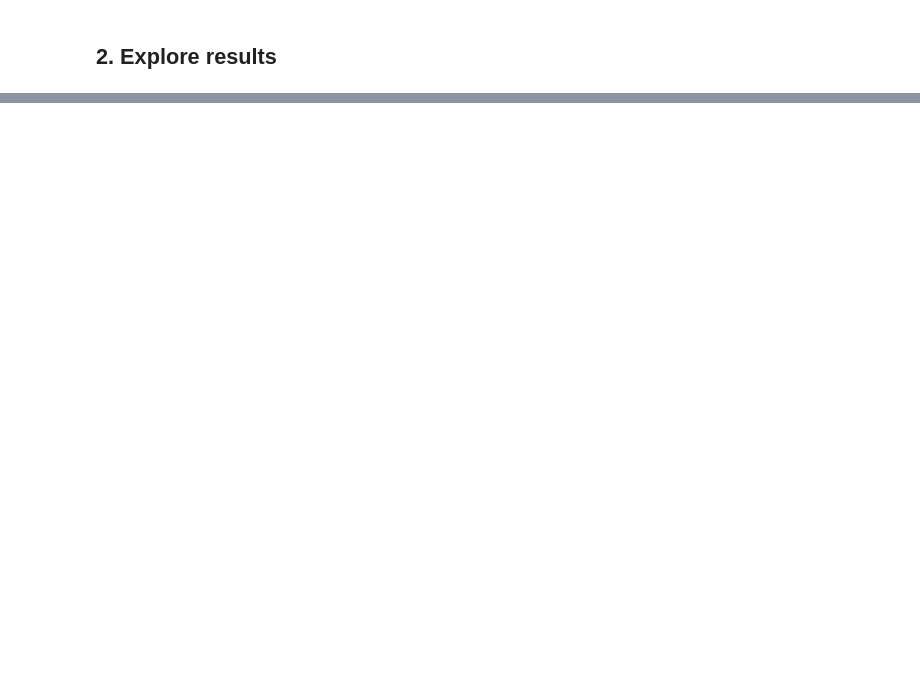
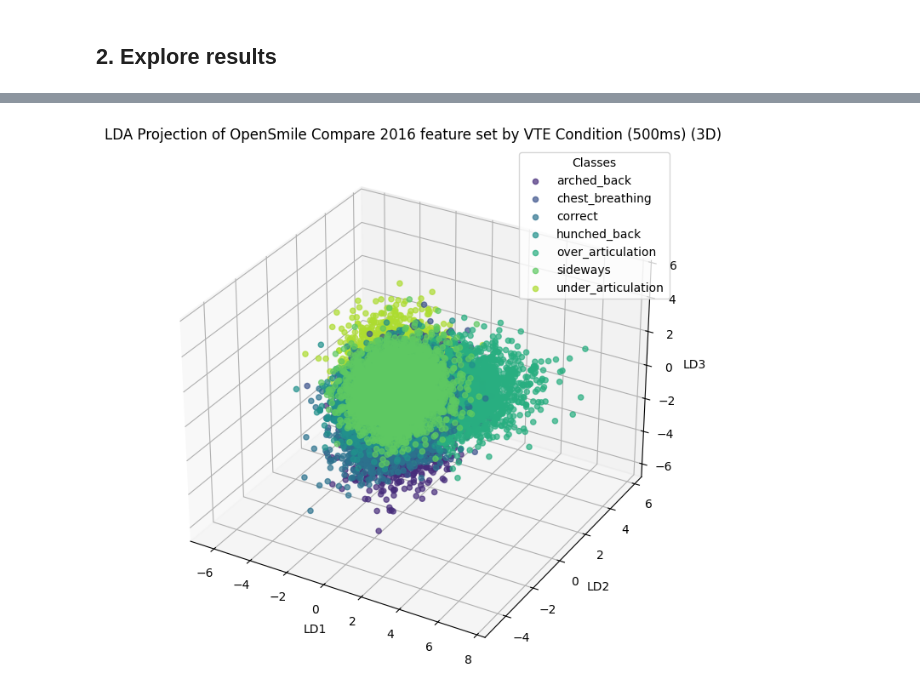
Before and after one commit to suvimh/audio_embeddings_and_feature_extraction_from_audio_dataset, a Jupyter notebook: singBAP_data_extraction/singBAP feature extraction.ipynb, the cells around one changed output, grey strips where cells are left out. Cells and saved outputs as stored; diff of their text form; code cells hidden in the pictures; blank space fills up the shorter version.

```diff
--- a/singBAP_data_extraction/singBAP feature extraction.ipynb
+++ b/singBAP_data_extraction/singBAP feature extraction.ipynb
@@ -151,0 +224,20 @@ prepare_and_plot_lda(
+# %%
+prepare_and_plot_lda(
+    df_opensmile_500,
+    class_col="condition",
+    mode="3d",
+    data_type="OpenSmile Compare 2016 feature set by VTE Condition (500ms)",
+    filters={
+        "condition": [
+            "arched_back",
+            "hunched_back",
+            "sideways",
+            "correct",
+            "over_articulation",
+            "under_articulation",
+            "chest_breathing",
+        ]
+    },
+)
+# %% [output]
+[figure, added]
```
Also changed, not shown: parts of 21 cells of this notebook.
